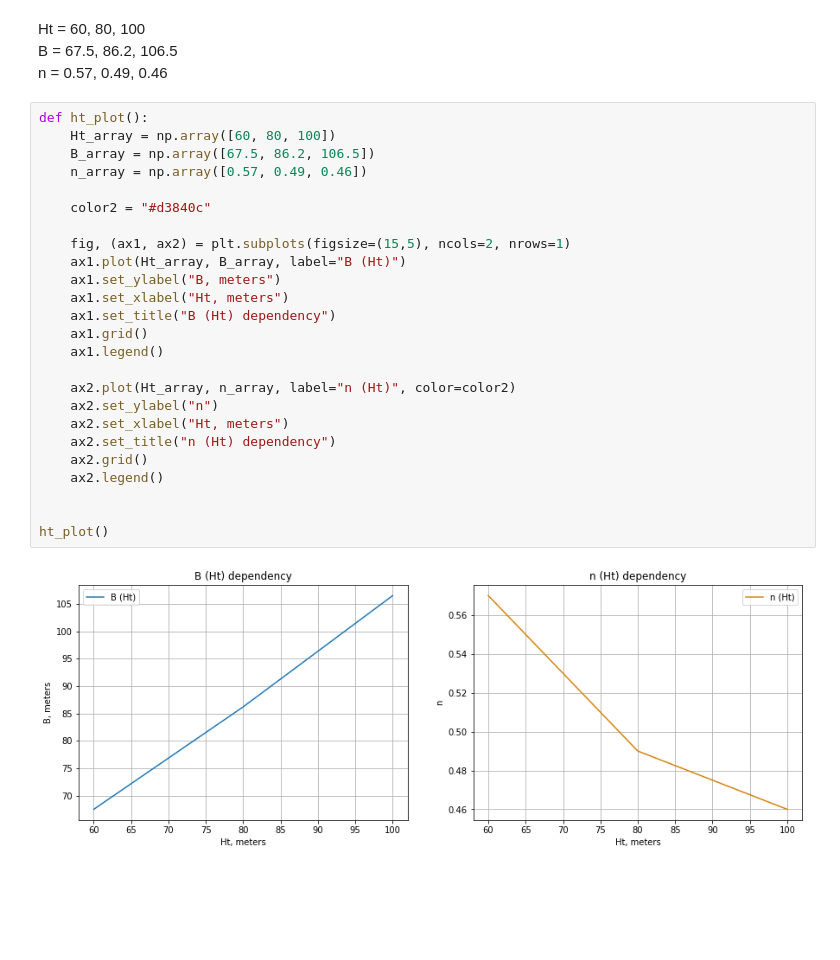
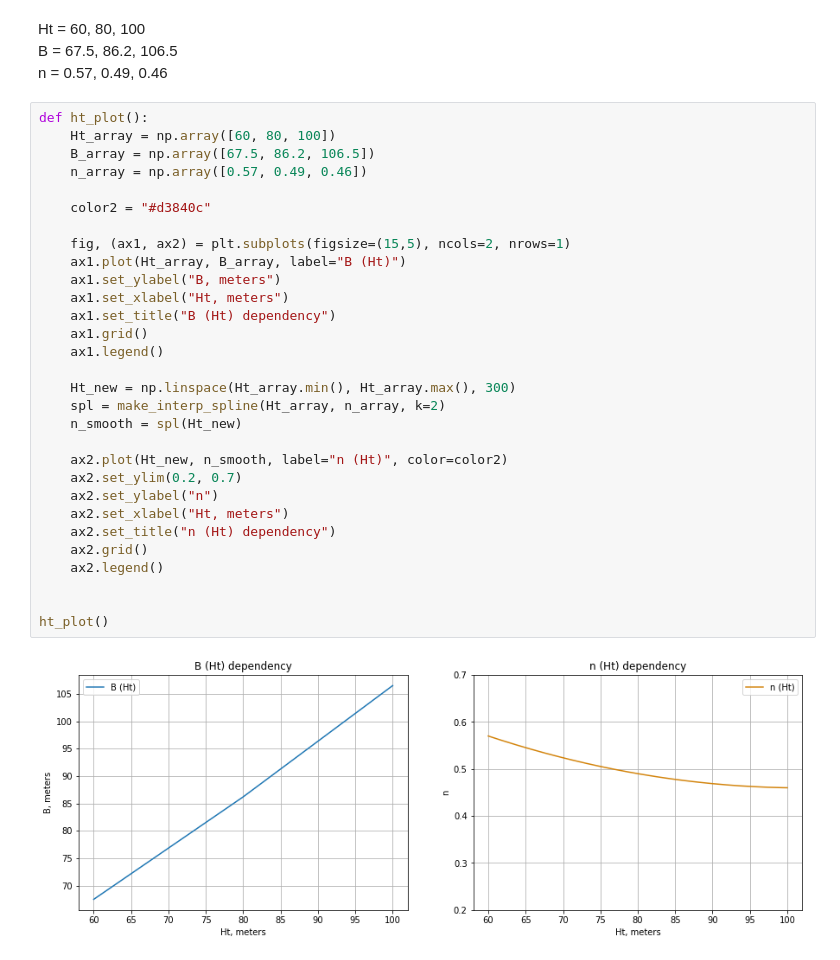
Before and after one commit to George-Mounts/bachelor_project, a Jupyter notebook: 3_better_function.ipynb, the cells around one changed output. Drawn from its saved outputs; the diff is of its cells as text; blank space fills up the shorter version.

Commit message:
smooth n (Ht) plot

```diff
--- a/3_better_function.ipynb
+++ b/3_better_function.ipynb
@@ -479,27 +483,32 @@ n = 0.57, 0.49, 0.46 <br>
 # %%
 def ht_plot():
     Ht_array = np.array([60, 80, 100])
     B_array = np.array([67.5, 86.2, 106.5])
     n_array = np.array([0.57, 0.49, 0.46])
 
     color2 = "#d3840c"
 
     fig, (ax1, ax2) = plt.subplots(figsize=(15,5), ncols=2, nrows=1)
     ax1.plot(Ht_array, B_array, label="B (Ht)")
     ax1.set_ylabel("B, meters")
     ax1.set_xlabel("Ht, meters")
     ax1.set_title("B (Ht) dependency")
     ax1.grid()
     ax1.legend()
 
-    ax2.plot(Ht_array, n_array, label="n (Ht)", color=color2)
+    Ht_new = np.linspace(Ht_array.min(), Ht_array.max(), 300)
+    spl = make_interp_spline(Ht_array, n_array, k=2)
+    n_smooth = spl(Ht_new)
+
+    ax2.plot(Ht_new, n_smooth, label="n (Ht)", color=color2)
+    ax2.set_ylim(0.2, 0.7)
     ax2.set_ylabel("n")
     ax2.set_xlabel("Ht, meters")
     ax2.set_title("n (Ht) dependency")
     ax2.grid()
     ax2.legend()
 
 
 ht_plot()
 # %% [output]
-[figure, old version]
+[figure, new version]
```
Also changed, not shown: parts of 2 cells of this notebook.
